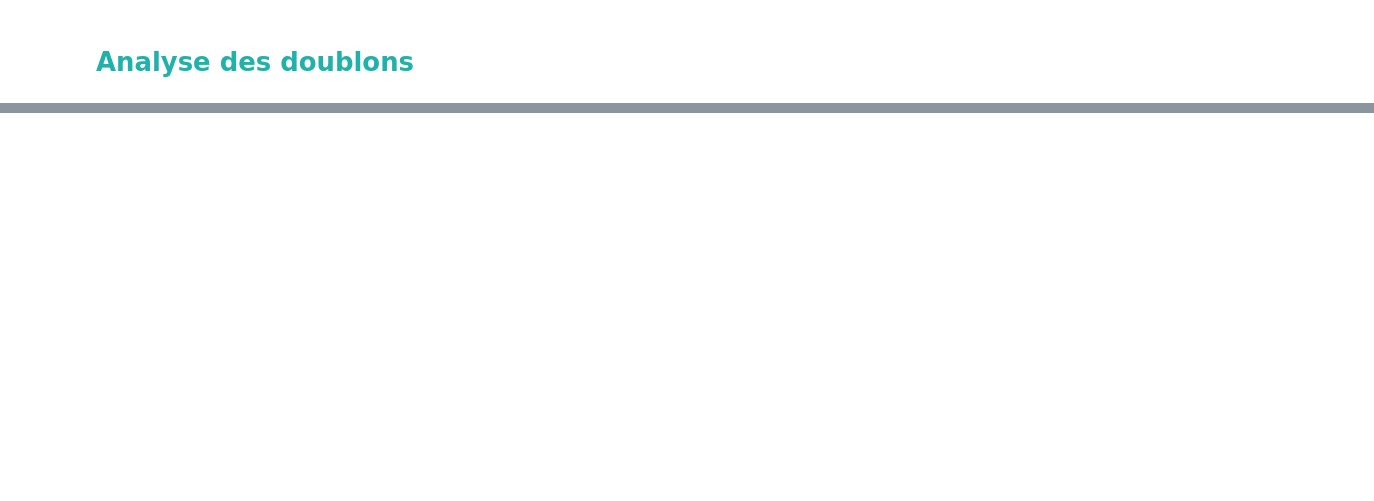
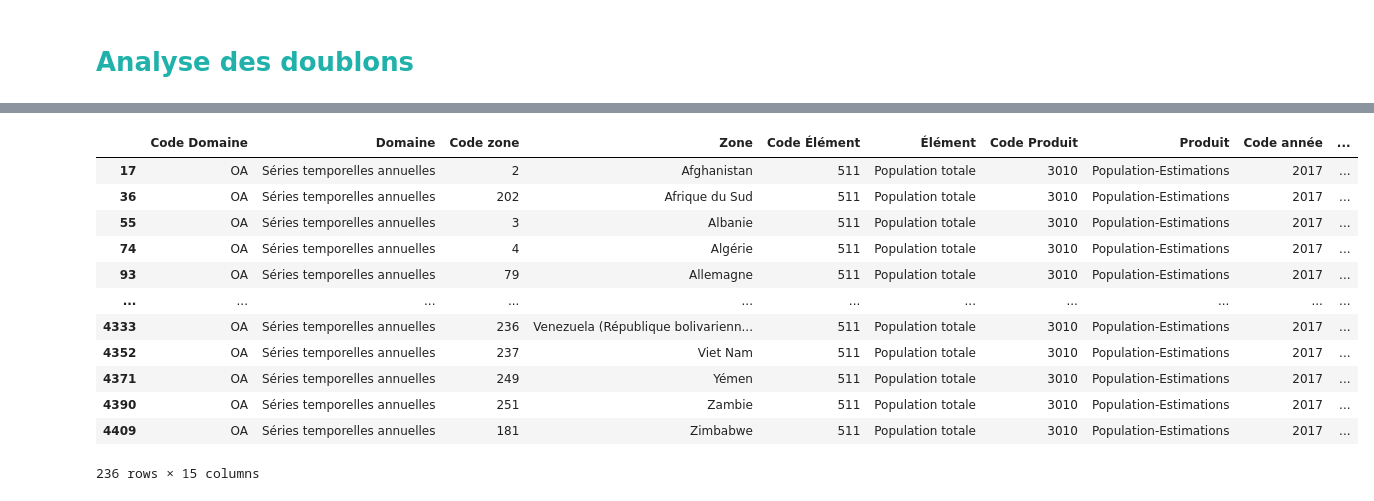
Before and after one commit to Randasabag/Etude-de-march-de-la-poule-qui-chante-avec-Python, a Jupyter notebook: projet9.ipynb, the cells around one changed output, grey strips where cells are left out. Cells and saved outputs as stored; diff of their text form; code cells hidden in the pictures; blank space fills up the shorter version.

```diff
--- a/projet9.ipynb
+++ b/projet9.ipynb
@@ -208,0 +273,18 @@ Index: []
+# %%
+#Garder l'année 2017
+df_pop2017=df_pop[df_pop['Année']==2017]
+df_pop2017
+# %% [output]
+|  | Code Domaine | Domaine | Code zone | Zone | Code Élément | Élément | Code Produit | Produit | Code année | ... |
+| 17 | OA | Séries temporelles annuelles | 2 | Afghanistan | 511 | Population totale | 3010 | Population-Estimations | 2017 | ... |
+| 36 | OA | Séries temporelles annuelles | 202 | Afrique du Sud | 511 | Population totale | 3010 | Population-Estimations | 2017 | ... |
+| 55 | OA | Séries temporelles annuelles | 3 | Albanie | 511 | Population totale | 3010 | Population-Estimations | 2017 | ... |
+| 74 | OA | Séries temporelles annuelles | 4 | Algérie | 511 | Population totale | 3010 | Population-Estimations | 2017 | ... |
+| 93 | OA | Séries temporelles annuelles | 79 | Allemagne | 511 | Population totale | 3010 | Population-Estimations | 2017 | ... |
+| ... | ... | ... | ... | ... | ... | ... | ... | ... | ... | ... |
+| 4333 | OA | Séries temporelles annuelles | 236 | Venezuela (République bolivarienn... | 511 | Population totale | 3010 | Population-Estimations | 2017 | ... |
+| 4352 | OA | Séries temporelles annuelles | 237 | Viet Nam | 511 | Population totale | 3010 | Population-Estimations | 2017 | ... |
+| 4371 | OA | Séries temporelles annuelles | 249 | Yémen | 511 | Population totale | 3010 | Population-Estimations | 2017 | ... |
+| 4390 | OA | Séries temporelles annuelles | 251 | Zambie | 511 | Population totale | 3010 | Population-Estimations | 2017 | ... |
+| 4409 | OA | Séries temporelles annuelles | 181 | Zimbabwe | 511 | Population totale | 3010 | Population-Estimations | 2017 | ... |
+236 rows × 15 columns
```
Also changed, not shown: parts of 18 cells of this notebook.
